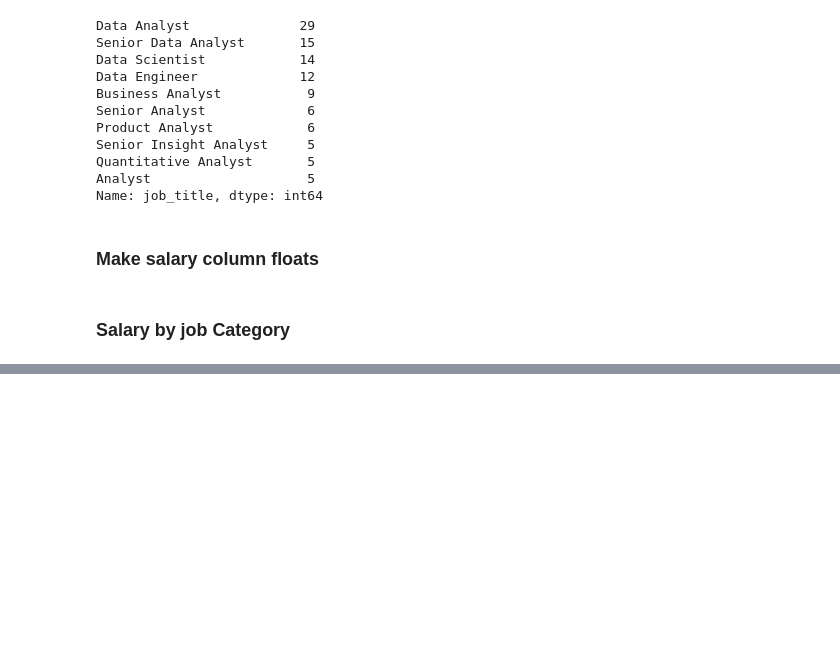
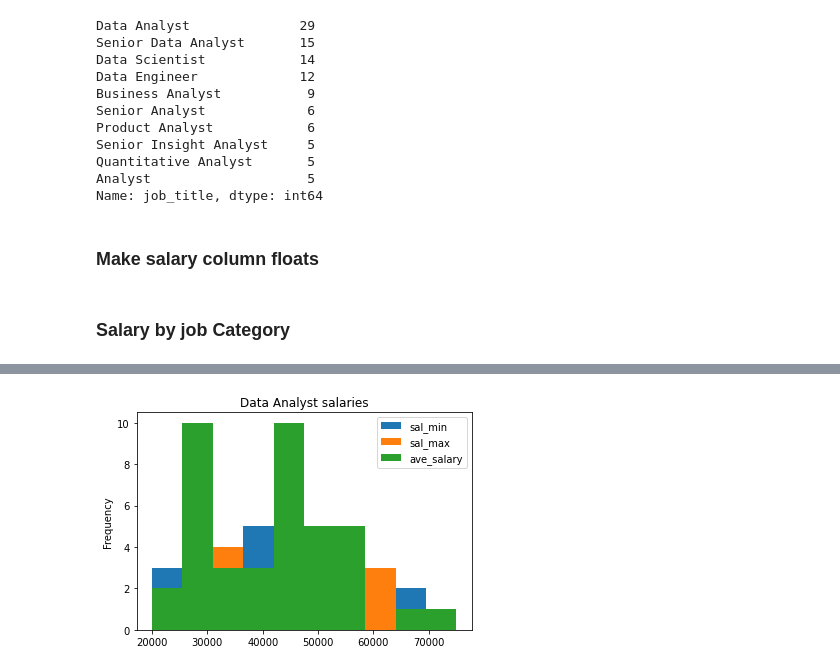
Before and after one commit to CameronInLondon/job_data_analysis, a Jupyter notebook: indeed_job_data_scraping_analysis.ipynb, the cells around one changed output, grey strips where cells are left out. Drawn from its saved outputs; the diff is of its cells as text; code cells hidden in the pictures; blank space fills up the shorter version.

```diff
--- a/indeed_job_data_scraping_analysis.ipynb
+++ b/indeed_job_data_scraping_analysis.ipynb
@@ -285,0 +280,4 @@ df_final.groupby(['job_category']).agg({'ave_salary' :'mean', 'job_title' : 'cou
+# %%
+df_final.groupby(['job_category']).get_group('Data Analyst').plot.hist(title='Data Analyst salaries');
+# %% [output]
+[figure, added]
```
Also changed, not shown: parts of 14 cells of this notebook.
